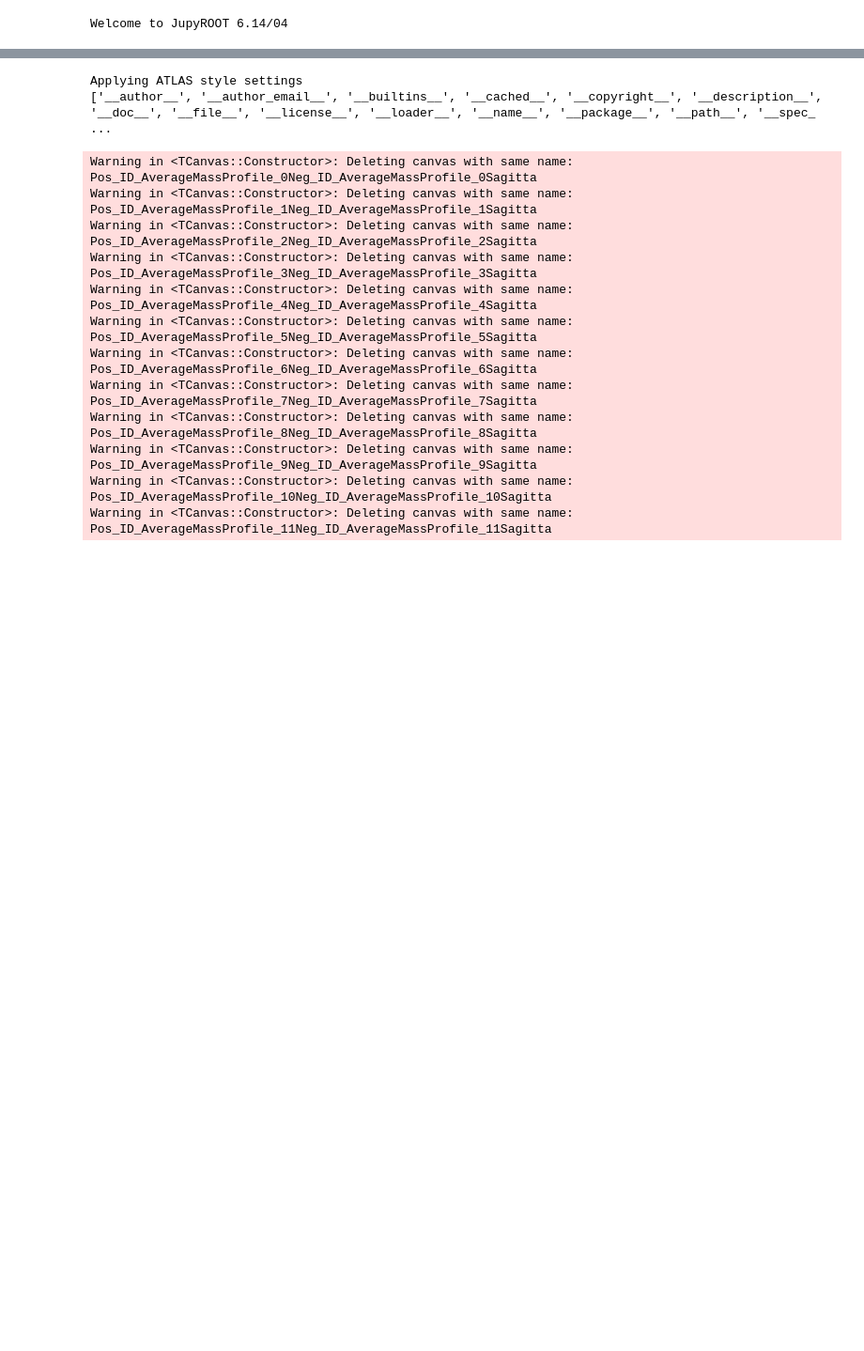
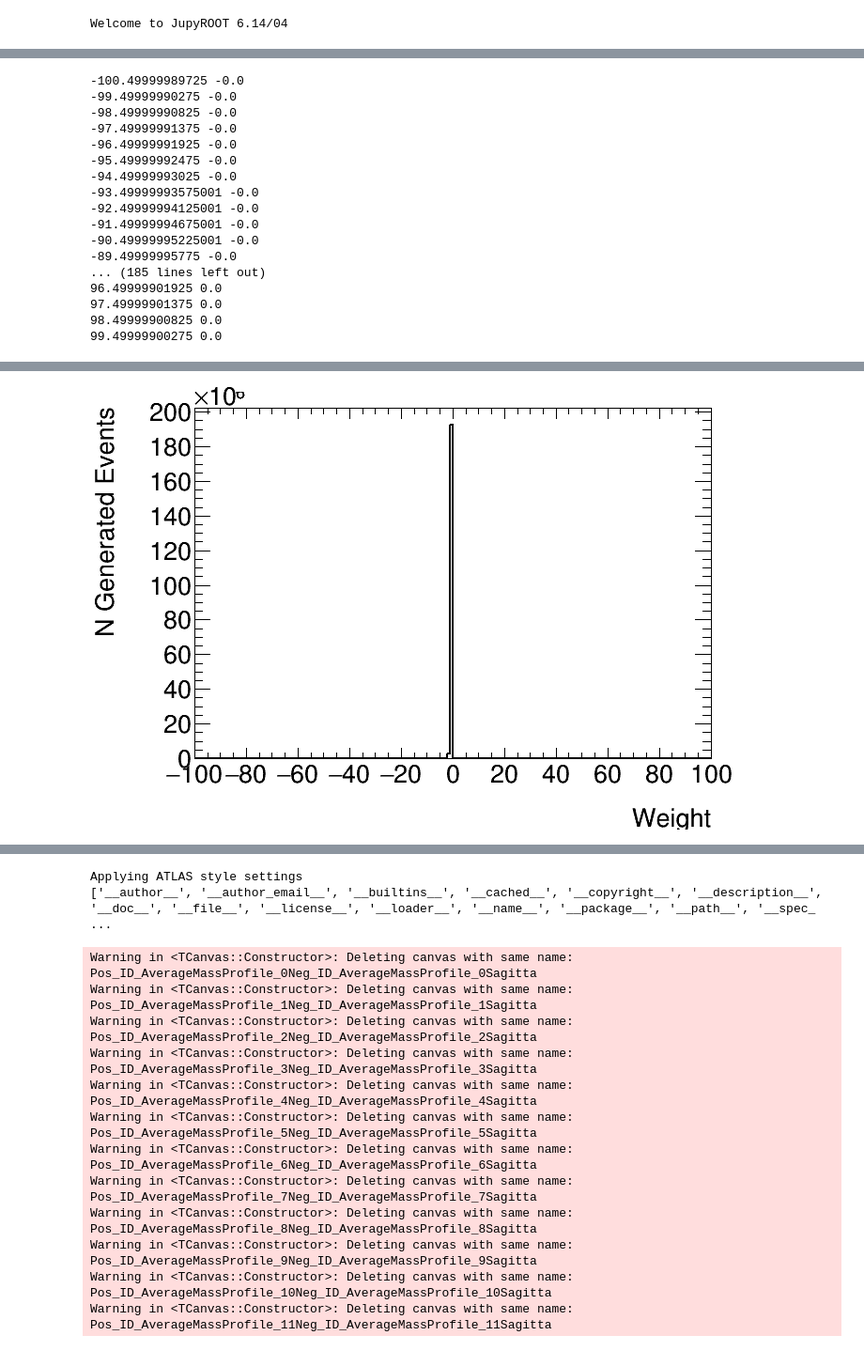
Before and after one commit to luadamek/PyMomentumValidation, a Jupyter notebook: TestPlotting.ipynb, the cells around one changed output, grey strips where cells are left out. Shown at 94% size. Drawn from its saved outputs; the diff is of its cells as text; code cells hidden in the pictures; blank space fills up the shorter version.

```diff
--- a/TestPlotting.ipynb
+++ b/TestPlotting.ipynb
@@ -10,0 +76,28 @@ Found these channels in the file ['Data', 'MC']
+# %%
+weight_profile = ROOT.TH1D("Weight", "Weight", histograms["MCSherpa"].GetNbinsX() + 2, -100.0, 100.0)
+weight_profile.GetXaxis().SetTitle("Weight")
+weight_profile.GetYaxis().SetTitle("N Generated Events")
+for i in range(0, histograms["MC"].GetNbinsX() + 1):
+    print(histograms["MC"].GetBinCenter(i), histograms["MC"].GetBinContent(i)/histograms["MC"].GetBinCenter(i))
+    weight_profile.SetBinContent(i, histograms["MC"].GetBinContent(i)/histograms["MC"].GetBinCenter(i))
+canvas = ROOT.TCanvas("Weights2", "Weights2")
+weight_profile.Draw()
+canvas.Draw()
+# %% [output]
+-100.49999989725 -0.0
+-99.49999990275 -0.0
+-98.49999990825 -0.0
+-97.49999991375 -0.0
+-96.49999991925 -0.0
+-95.49999992475 -0.0
+-94.49999993025 -0.0
+-93.49999993575001 -0.0
+-92.49999994125001 -0.0
+-91.49999994675001 -0.0
+-90.49999995225001 -0.0
+-89.49999995775 -0.0
+... (185 lines left out)
+96.49999901925 0.0
+97.49999901375 0.0
+98.49999900825 0.0
+99.49999900275 0.0
@@ -10,0 +105 @@ Found these channels in the file ['Data', 'MC']
+[figure, added]
```
Also changed, not shown: parts of 9 cells of this notebook, 7 other files.
